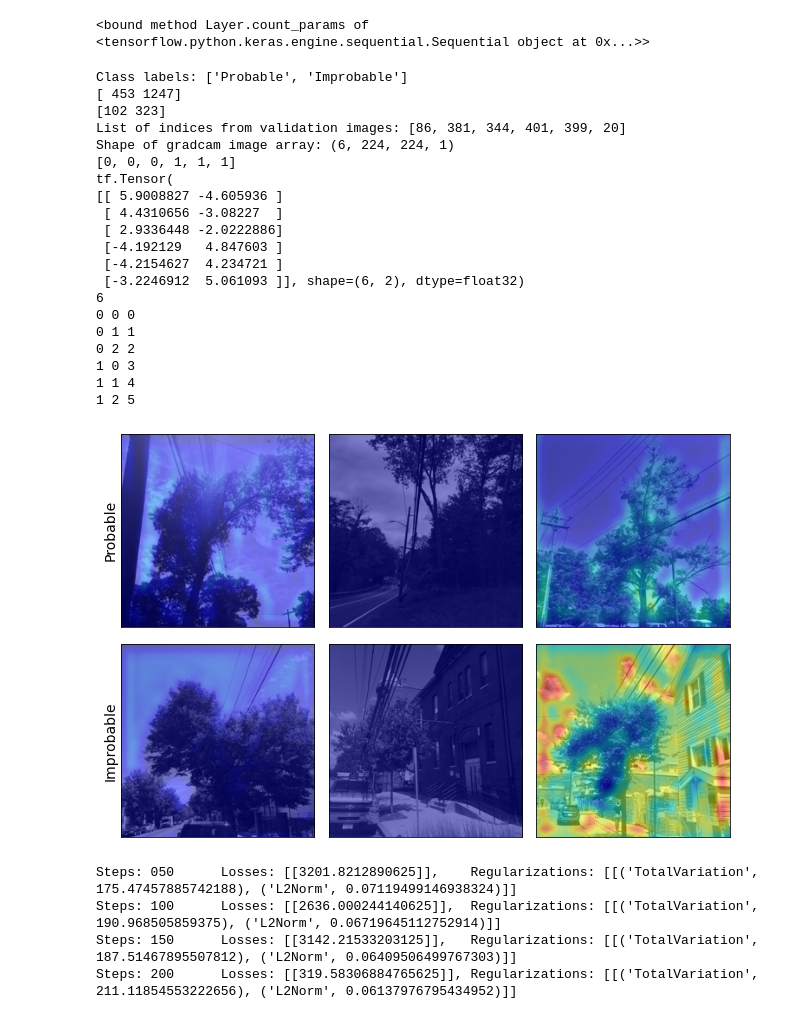
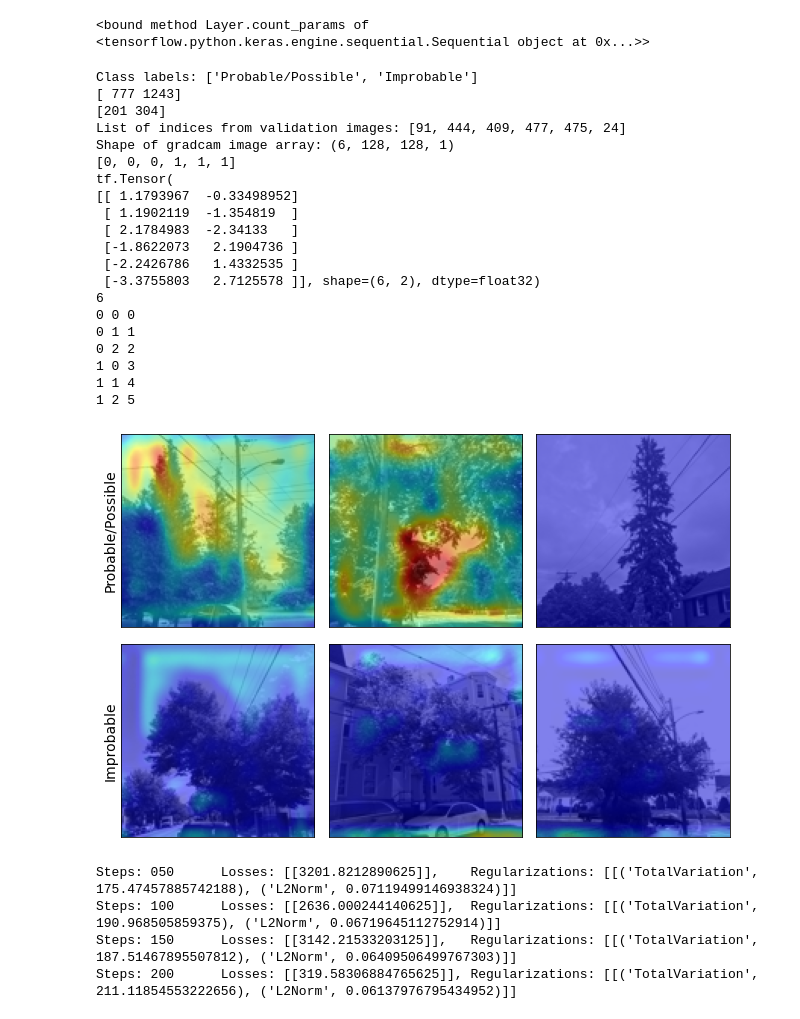
Before and after one commit to narslab/vis-inference, a Jupyter notebook: bin/jupyter/cnn-visualization.ipynb, the cells around one changed output. Drawn from its saved outputs; the diff is of its cells as text; code cells hidden in the pictures.

```diff
--- a/bin/jupyter/cnn-visualization.ipynb
+++ b/bin/jupyter/cnn-visualization.ipynb
@@ -121,36 +121,36 @@ def plotGradCAM(model, scenario, image_size, images_per_class = 4, trial_seed =
         f.savefig("../../figures/opt-gradcam-" + scenario + "-" + str(image_size) + "-px-" + str(images_per_class) + "-images.png")
     return
 # %%
-m = models.load_model('../../results/models/opt-cnn-Pr_Im-224-px/model')
+m = models.load_model('../../results/models/opt-cnn-Pr_Im-128-px/model')
 # %%
 m.count_params(t)
 # %% [output]
 <bound method Layer.count_params of <tensorflow.python.keras.engine.sequential.Sequential object at 0x...>>
 # %%
-image_sets = createResolutionScenarioImageDict(RESOLUTION_LIST, SCENARIO_LIST)
-plotGradCAM(m, "Pr_Im", 224, images_per_class = 3, trial_seed = 1,  testing=True)
+#image_sets = createResolutionScenarioImageDict(RESOLUTION_LIST, SCENARIO_LIST)
+plotGradCAM(m, "PrPo_Im", 128, images_per_class = 3, trial_seed = 1,  testing=True)
 # %% [output]
-Class labels: ['Probable', 'Improbable']
-[ 453 1247]
-[102 323]
-List of indices from validation images: [86, 381, 344, 401, 399, 20]
-Shape of gradcam image array: (6, 224, 224, 1)
+Class labels: ['Probable/Possible', 'Improbable']
+[ 777 1243]
+[201 304]
+List of indices from validation images: [91, 444, 409, 477, 475, 24]
+Shape of gradcam image array: (6, 128, 128, 1)
 [0, 0, 0, 1, 1, 1]
 tf.Tensor(
-[[ 5.9008827 -4.605936 ]
- [ 4.4310656 -3.08227  ]
- [ 2.9336448 -2.0222886]
- [-4.192129   4.847603 ]
- [-4.2154627  4.234721 ]
- [-3.2246912  5.061093 ]], shape=(6, 2), dtype=float32)
+[[ 1.1793967  -0.33498952]
+ [ 1.1902119  -1.354819  ]
+ [ 2.1784983  -2.34133   ]
+ [-1.8622073   2.1904736 ]
+ [-2.2426786   1.4332535 ]
+ [-3.3755803   2.7125578 ]], shape=(6, 2), dtype=float32)
 6
 0 0 0
 0 1 1
 0 2 2
 1 0 3
 1 1 4
 1 2 5
-[figure, old version]
+[figure, new version]
 # %%
 def plotSaliency(model, scenario, image_size, images_per_class = 4, trial_seed = 1, saliency=False, testing=True):
     training_images_and_labels, test_images_and_labels = splitData(image_sets[image_size][scenario], prop = 0.8, seed_num = trial_seed)
```
Also changed, not shown: 10 other files.
